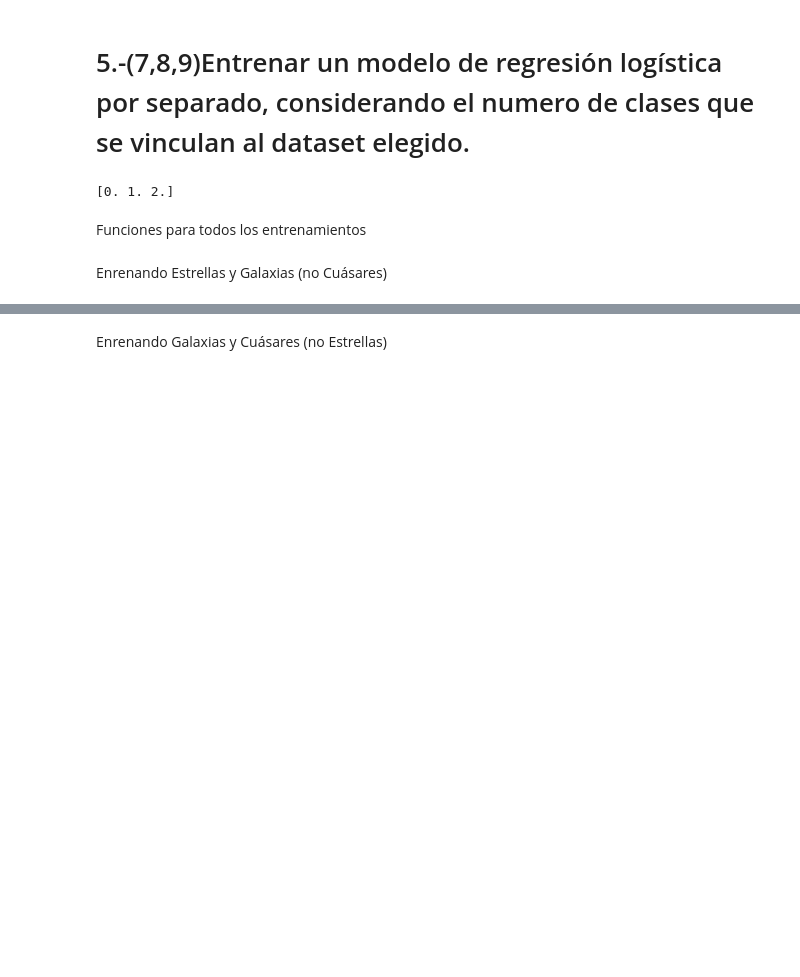
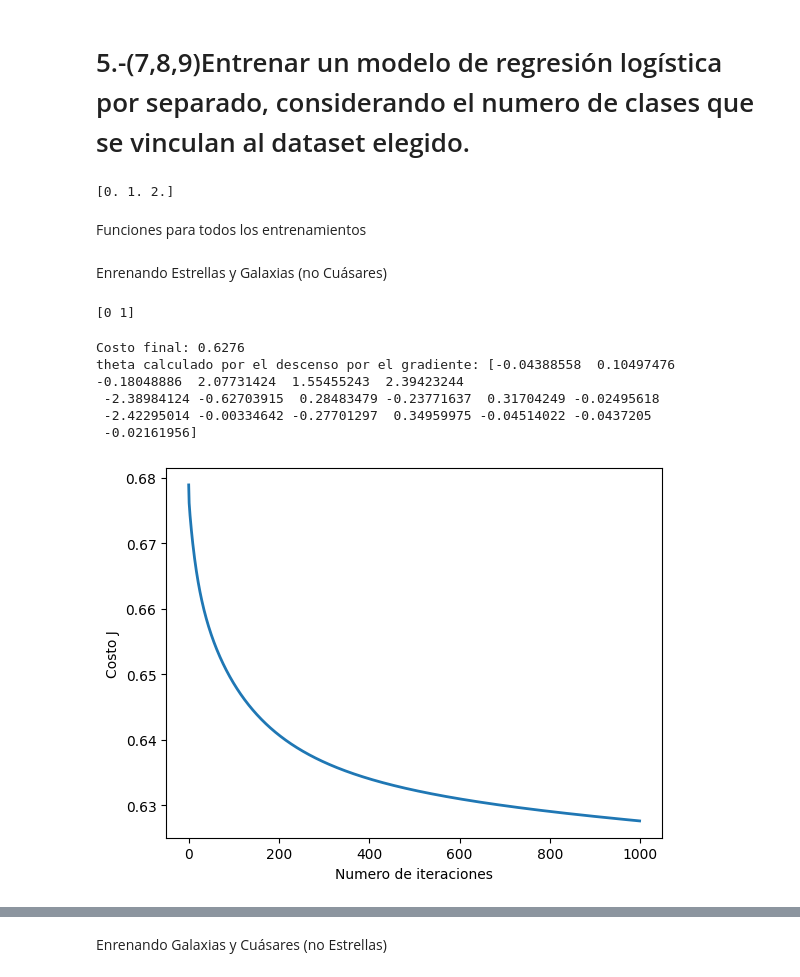
Before and after one commit to AldrinLimonUSFX/SIS420_Aldrin, a Jupyter notebook: Primer Parcial/1er_Parcial.ipynb, the cells around one changed output, grey strips where cells are left out. Saved outputs shown, nothing was run; the diff lists cells and outputs as text; code cells hidden in the pictures; blank space fills up the shorter version.

```diff
--- a/Primer Parcial/1er_Parcial.ipynb
+++ b/Primer Parcial/1er_Parcial.ipynb
@@ -356,3 +358,64 @@ def predict(theta, X_test): #funcion de prediccion
     return p
 # %% [markdown]
 Enrenando Estrellas y Galaxias (no Cuásares)
+# %%
+#convertimos la columna de las clases, en una clase binaria, para una regrecion logistica binaria
+
+y_train = np.where(data_train['class'] == 0, 1, 0)
+y_test = np.where(data_test['class'] == 0, 1, 0)
+
+#print(data_train.shape[0])
+#print(y_train.size)
+#mask = y_train != 0  # Crea una máscara booleana que es True donde y_train no es 0
+#y_train_limpio = y_train[mask]
+#print(y_train_limpio.size)
+
+#asignamos los datos a X de entrenamiento de prueba
+X_train = data_train.iloc[:,:18]
+X_test = data_test.iloc[:,:18]
+
+#imprimimos para verificar que valores contiene Y
+print(np.unique(y_train))
+
+#normalizamos los datos de X y guardamos sigma y mu para normalizar los datos de prueba mas adelante
+X_norm, mu, sigma = featureNormalize(X_train)
+
+#aplicamos la funcion de activacion(sigmoide)
+g = sigmoid(X_norm)
+
+#sacamos el numero de filas y columnas
+m, n = g.shape
+
+#añadimos la columna sesgo, bias o columnas de 1 en XO
+X = np.concatenate([np.ones((m, 1)), g], axis=1)
+
+#display(pd.DataFrame(X))
+#display(X_train)
+#display(X_norm)
+# %% [output]
+[0 1]
+# %%
+# Elegir algun valor para alpha (probar varias alternativas)
+alpha = 1
+num_iters = 1000
+
+theta = np.zeros(X.shape[1]) #inicia con cero el vecto de parametros
+theta, J_history = descensoGradiente(theta, X, y_train, alpha, num_iters)
+
+# Grafica la convergencia del costo
+pyplot.plot(np.arange(len(J_history)), J_history, lw=2)
+pyplot.xlabel('Numero de iteraciones')
+pyplot.ylabel('Costo J')
+
+cost = J_history[:-1] #saca el ultimo valor del costo
+print('Costo final: {:.4f}'.format(cost[-1]))
+
+# Muestra los resultados del descenso por el gradiente
+print('theta calculado por el descenso por el gradiente: {:s}'.format(str(theta)))
+# %% [output]
+Costo final: 0.6276
+theta calculado por el descenso por el gradiente: [-0.04388558  0.10497476 -0.18048886  2.07731424  1.55455243  2.39423244
+ -2.38984124 -0.62703915  0.28483479 -0.23771637  0.31704249 -0.02495618
+ -2.42295014 -0.00334642 -0.27701297  0.34959975 -0.04514022 -0.0437205
+ -0.02161956]
+[figure, added]
```
Also changed, not shown: parts of 18 cells of this notebook, 2 other files.
